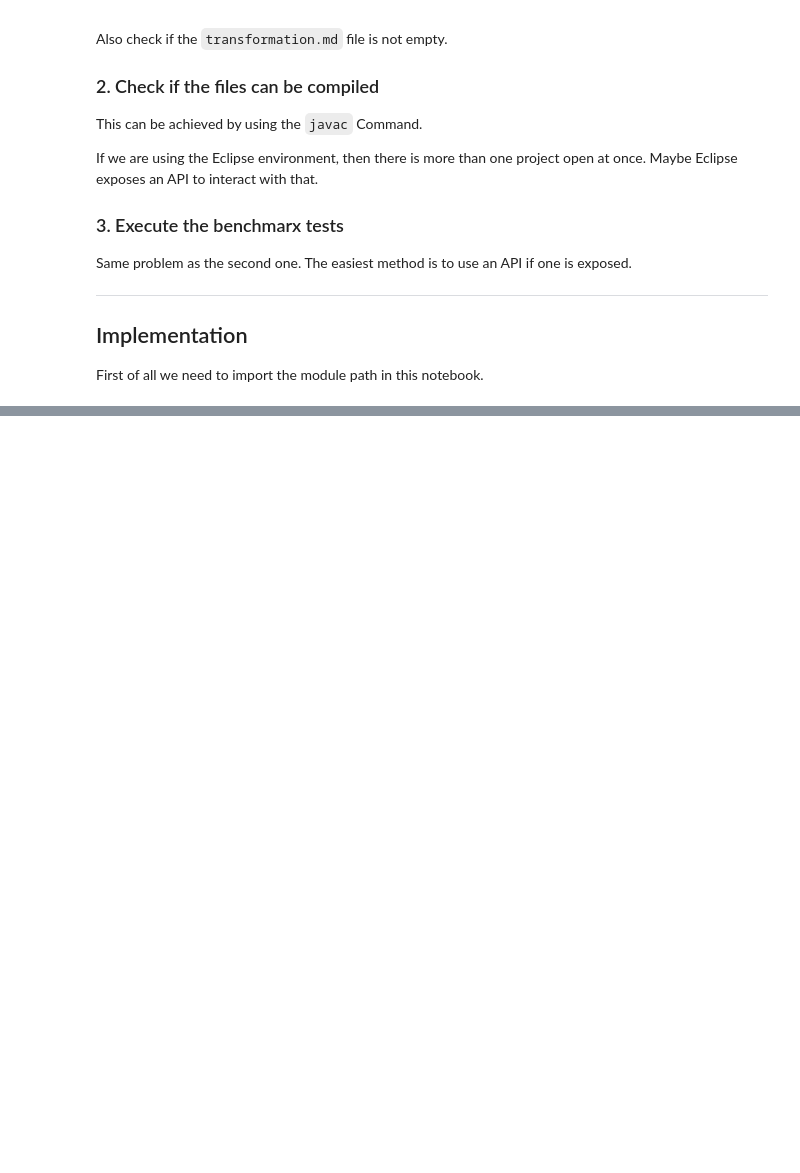
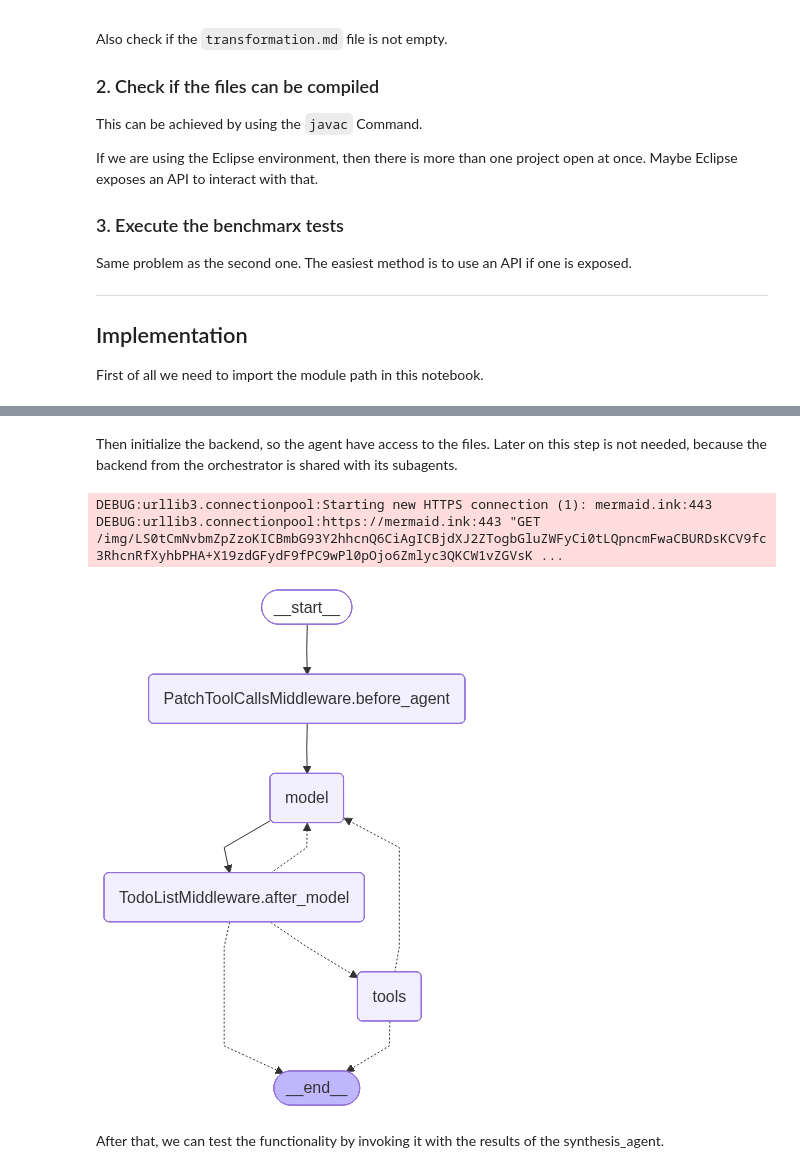
Before and after one commit to BequemeDecke/bxAgent, a Jupyter notebook: notebooks/approach_1/test_agent.ipynb, the cells around one changed output, grey strips where cells are left out. Cells and saved outputs as stored; diff of their text form; code cells hidden in the pictures; blank space fills up the shorter version.

Commit message:
Create TestAgent and test it with notebook

```diff
--- a/notebooks/approach_1/test_agent.ipynb
+++ b/notebooks/approach_1/test_agent.ipynb
@@ -43,0 +49,28 @@ INFO:root:Adding /Users/lukas/Masterarbeit/agents/bxAgent to Python path for imp
+# %% [markdown]
+Then initialize the backend, so the agent have access to the files. Later on this step is not needed, because the backend from the orchestrator is shared with its subagents.
+# %%
+from deepagents.backends import LocalShellBackend
+
+backend = LocalShellBackend(
+    root_dir=config.WORKSPACE.PATH / "transformation",
+    virtual_mode=True
+)
+# %%
+
+from src.agents.test import build_test_agent
+
+agent = build_test_agent(backend=backend)
+
+config = {
+    "configurable": {
+        "thread_id": "some_id"
+    }
+}
+
+agent
+# %% [output]
+DEBUG:urllib3.connectionpool:Starting new HTTPS connection (1): mermaid.ink:443
+DEBUG:urllib3.connectionpool:https://mermaid.ink:443 "GET /img/LS0tCmNvbmZpZzoKICBmbG93Y2hhcnQ6CiAgICBjdXJ2ZTogbGluZWFyCi0tLQpncmFwaCBURDsKCV9fc3RhcnRfXyhbPHA+X19zdGFydF9fPC9wPl0pOjo6Zmlyc3QKCW1vZGVsK ...
+[figure, added]
+# %% [markdown]
+After that, we can test the functionality by invoking it with the results of the synthesis_agent.
```
Also changed, not shown: parts of 2 cells of this notebook, 5 other files.
